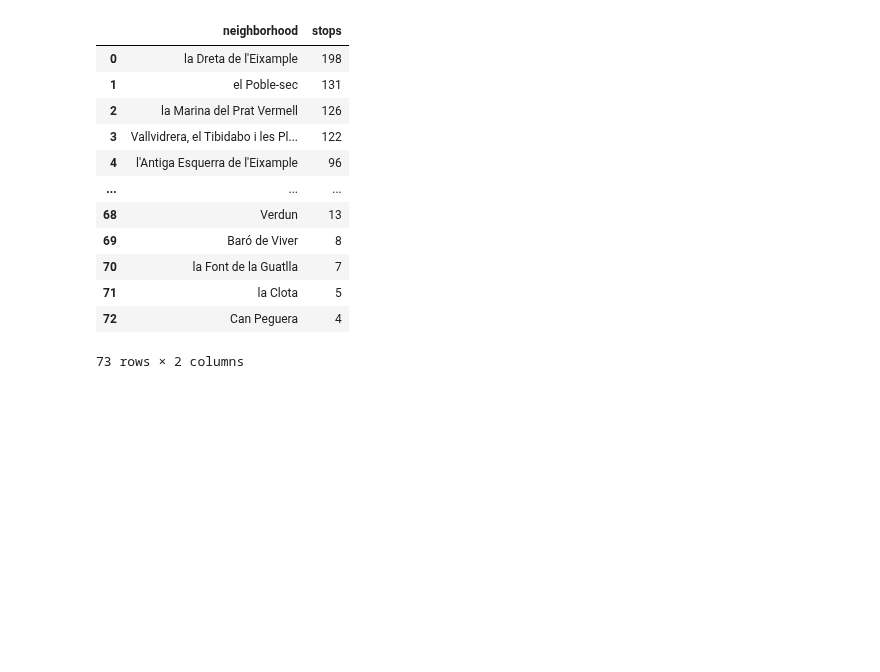
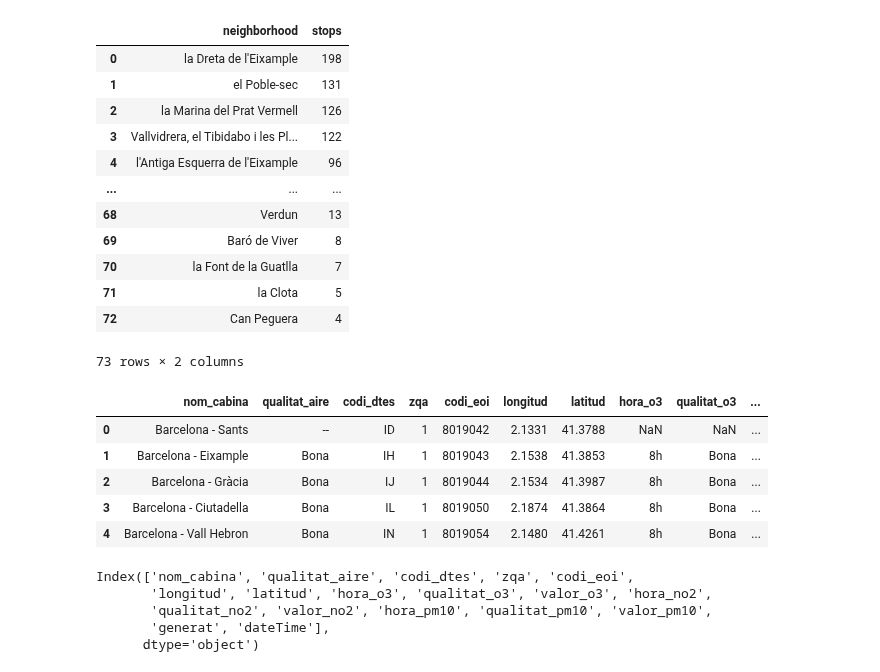
Before and after one commit to ta-data-bcn/Project-Week-2-Barcelona, a Jupyter notebook: your-project/Editing Databases - Public Transport.ipynb, the cells around one changed output. Drawn from its saved outputs; the diff is of its cells as text; code cells hidden in the pictures; blank space fills up the shorter version.

```diff
--- a/your-project/Editing Databases - Public Transport.ipynb
+++ b/your-project/Editing Databases - Public Transport.ipynb
@@ -249,3 +249,26 @@ stops_per_neighborhood
 | 71 | la Clota | 5 |
 | 72 | Can Peguera | 4 |
 73 rows × 2 columns
+# %%
+pollution=pd.read_csv("../datasets/2.-Urban-Environment/air_quality_2018_project2.csv", index_col="Unnamed: 0")
+pollution.head()
+# %% [output]
+|  | nom_cabina | qualitat_aire | codi_dtes | zqa | codi_eoi | longitud | latitud | hora_o3 | qualitat_o3 | ... |
+| 0 | Barcelona - Sants | -- | ID | 1 | 8019042 | 2.1331 | 41.3788 | NaN | NaN | ... |
+| 1 | Barcelona - Eixample | Bona | IH | 1 | 8019043 | 2.1538 | 41.3853 | 8h | Bona | ... |
+| 2 | Barcelona - Gràcia | Bona | IJ | 1 | 8019044 | 2.1534 | 41.3987 | 8h | Bona | ... |
+| 3 | Barcelona - Ciutadella | Bona | IL | 1 | 8019050 | 2.1874 | 41.3864 | 8h | Bona | ... |
+| 4 | Barcelona - Vall Hebron | Bona | IN | 1 | 8019054 | 2.1480 | 41.4261 | 8h | Bona | ... |
+# %%
+pollution["nom_cabina"]=pollution["nom_cabina"].str.replace(".*(- )","")
+pollution["valor_o3"]=pollution["valor_o3"].str.replace(" µg/m³","")
+pollution["valor_no2"]=pollution["valor_no2"].str.replace(" µg/m³","")
+pollution["valor_pm10"]=pollution["valor_pm10"].str.replace(" µg/m³","")
+# test transformed data
+pollution.columns
+# %% [output]
+Index(['nom_cabina', 'qualitat_aire', 'codi_dtes', 'zqa', 'codi_eoi',
+       'longitud', 'latitud', 'hora_o3', 'qualitat_o3', 'valor_o3', 'hora_no2',
+       'qualitat_no2', 'valor_no2', 'hora_pm10', 'qualitat_pm10', 'valor_pm10',
+       'generat', 'dateTime'],
+      dtype='object')
```
Also changed, not shown: parts of 2 cells of this notebook.
